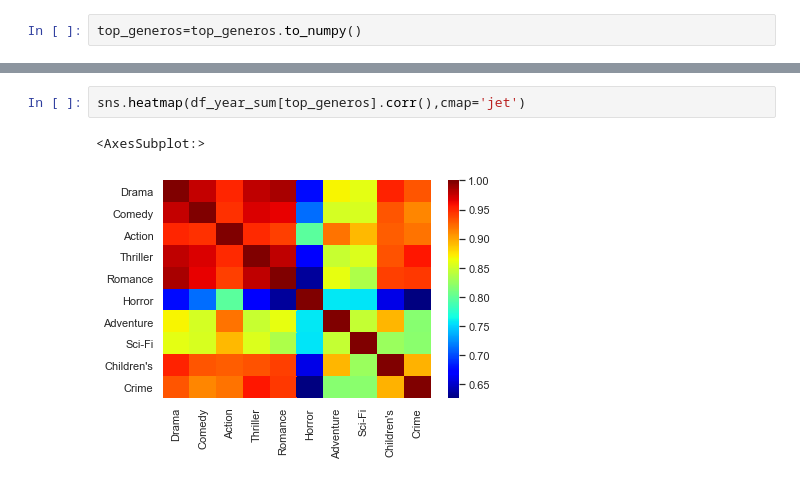
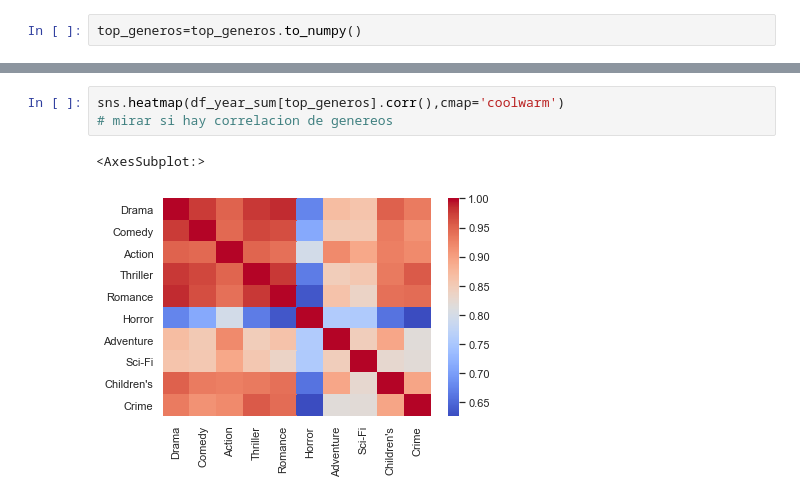
Before and after one commit to ManelForcales/Visualitzacio_grafica_de_Multiples_variables, a Jupyter notebook: tasca_6a.ipynb, the cells around one changed output, grey strips where cells are left out. Cells and saved outputs as stored; diff of their text form.

```diff
--- a/tasca_6a.ipynb
+++ b/tasca_6a.ipynb
@@ -295,5 +299,6 @@ df_year_sum.loc['1975':][top_generos].plot()
 # %%
-sns.heatmap(df_year_sum[top_generos].corr(),cmap='jet')
+sns.heatmap(df_year_sum[top_generos].corr(),cmap='coolwarm')
+# mirar si hay correlacion de genereos
 # %% [output]
 <AxesSubplot:>
-[figure, old version]
+[figure, new version]
```
Also changed, not shown: parts of 9 cells of this notebook.
